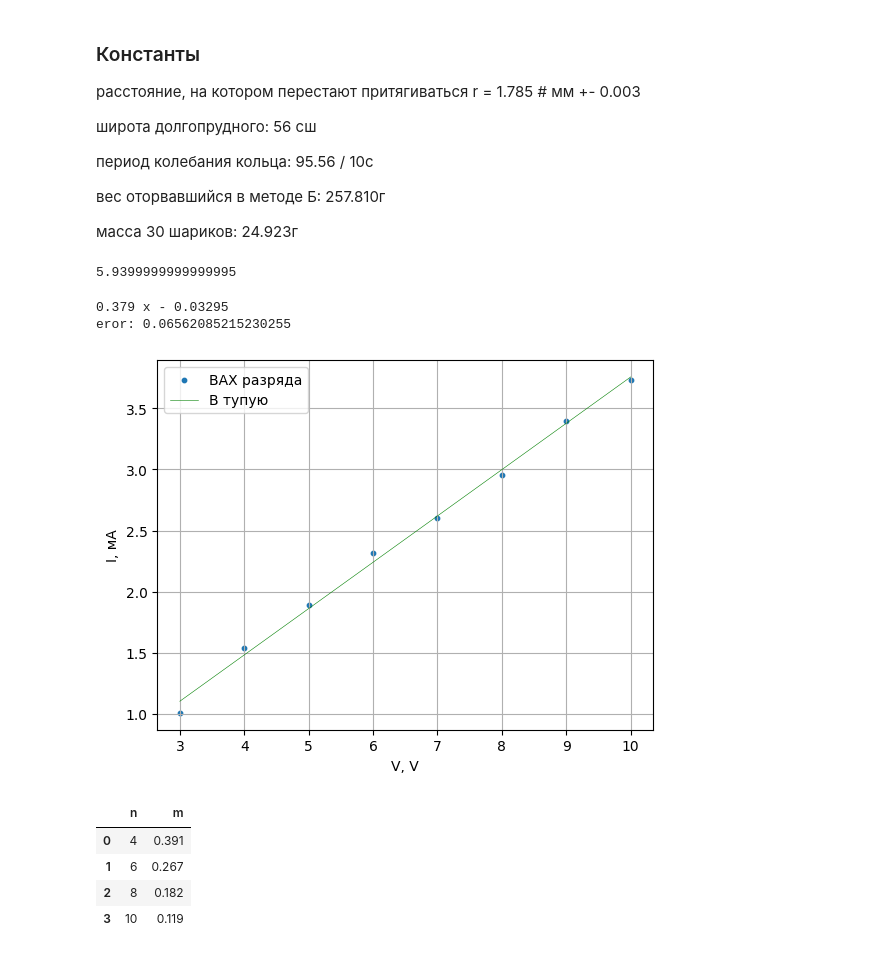
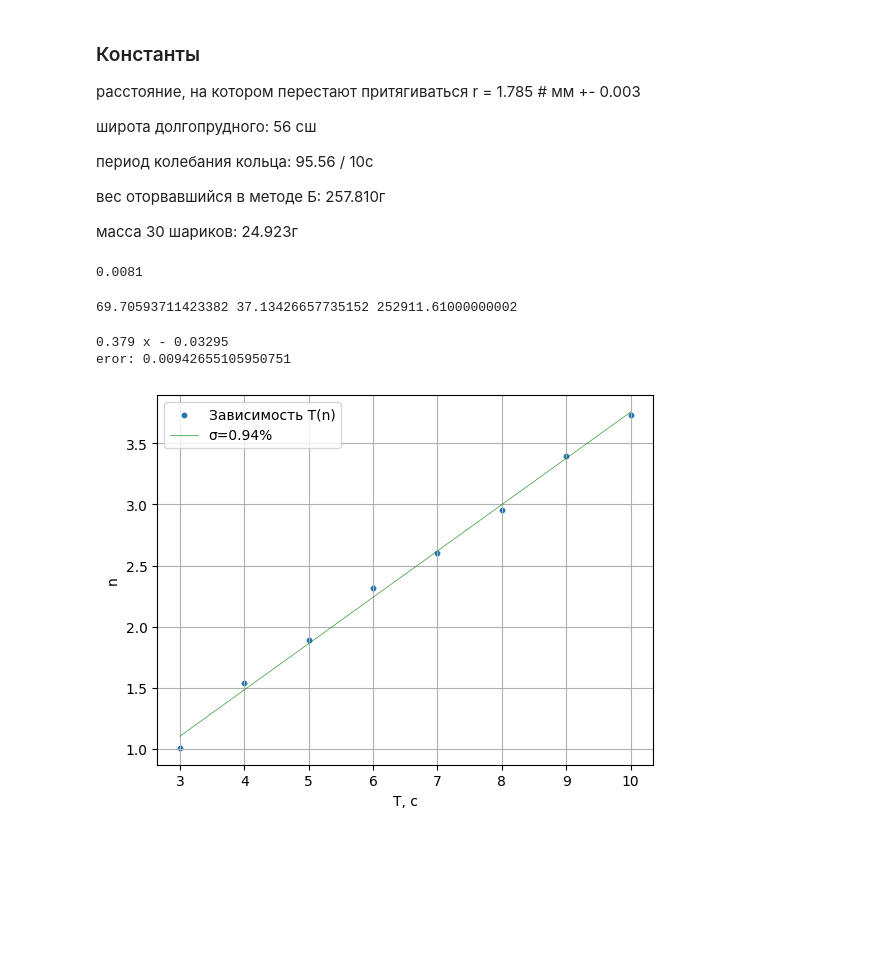
Before and after one commit to ILoveAlgorythms/labs, a Jupyter notebook: 3.1.3/data.ipynb, the cells around one changed output. Saved outputs shown, nothing was run; the diff lists cells and outputs as text; code cells hidden in the pictures; blank space fills up the shorter version.

```diff
--- a/3.1.3/data.ipynb
+++ b/3.1.3/data.ipynb
@@ -26,11 +24,24 @@ mk = np.sqrt()
 # %%
 # диаметры  шариков:
 
-d = np.array([
+dd = np.array([
   0.6, 0.59, 0.6, 0.59, 0.58, 0.59, 0.59, 0.6, 0.60, 0.6
 ])
+d = np.average(dd)
 # %% [output]
-5.9399999999999995
+0.0081
+# %%
+m = 24.923 / 30
+r = 1.785
+g = 981 # см/с^2
+mk_a = np.sqrt(m*g*r**4/6)
+m_max = 257.810
+F_b = m_max * g
+F_0 = F_b / 1.08
+mk_b = (F_0 * d**4 / 6)**0.5
+print(mk_b, mk_a, F_b)
+# %% [output]
+69.70593711423382 37.13426657735152 252911.61000000002
 # %%
 # Задание 2. крутильный момент стрелки
 a2 = pd.DataFrame()
@@ -42,32 +54,33 @@ a2['t'] = ( # в с
 # %%
 # график пункт 1
 
 # график
 ox = a2['n']
 oy = a2['t']
 
 plt.scatter(
   ox,
   oy,
   s=10,
-  label="ВАХ разряда"
+  label="Зависимость T(n)"
 )
 
 
 z1, res= np.polyfit(ox, oy, 1, full=False, cov=True)
 p1 = np.poly1d(z1)
-plt.plot(ox, p1(ox), linewidth=0.4, color='green', linestyle='-', label='В тупую')
-print(str(p1), "\neror:", res[0][0] ** 0.5/((z1[0])**2))
-plt.xlabel("V, V")
-plt.ylabel("I, мА")
+plt.plot(ox, p1(ox), linewidth=0.4, color='green', linestyle='-', label=f'σ={round(100*res[0][0] ** 0.5, 2)}%')
+print(str(p1), "\neror:", res[0][0] ** 0.5)
+plt.xlabel("T, с")
+plt.ylabel("n")
 plt.grid()
 plt.legend(loc='best')
-plt.savefig("p1.png")
+# plt.savefig("T(n).png")
 plt.show()
+k = p1[1]
 # %% [output]
 0.379 x - 0.03295
-eror: 0.06562085215230255
+eror: 0.00942655105950751
-[figure, old version]
+[figure, new version]
 # %%
 # Задание 3. уравновешиваем всегда на последнем от края
 
@@ -77,14 +90,9 @@ a3['n'] = np.arange(4, 11, 2)
 a3['m'] = ( # в г
   0.391, 0.267, 0.182, 0.119
 )
-
+a3['l'] = d * (a3['n'] / 2 - 1)
 a3
+latex(a3)
-# %% [output]
-|  | n | m |
-| 0 | 4 | 0.391 |
-| 1 | 6 | 0.267 |
-| 2 | 8 | 0.182 |
-| 3 | 10 | 0.119 |
 # %%
 # график пункт 1
 
```
Also changed, not shown: parts of 4 cells of this notebook, 5 other files.
